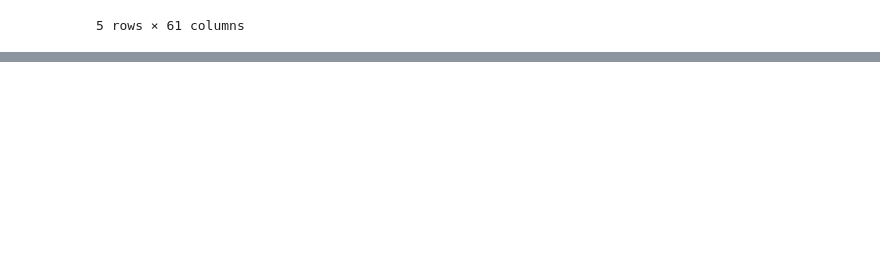
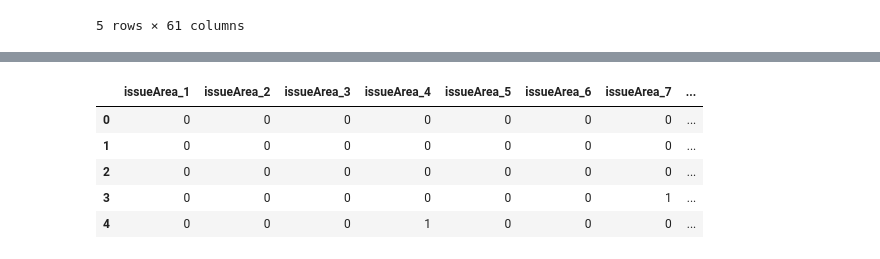
Before and after one commit to emilyt1985/SCOTUS, a Jupyter notebook: Resources/Current_SCOTUS_AllDataCleanup.ipynb, the cells around one changed output, grey strips where cells are left out. Saved outputs shown, nothing was run; the diff lists cells and outputs as text; code cells hidden in the pictures; blank space fills up the shorter version.

```diff
--- a/Resources/Current_SCOTUS_AllDataCleanup.ipynb
+++ b/Resources/Current_SCOTUS_AllDataCleanup.ipynb
@@ -105,0 +123,16 @@ current_scotus.to_csv("Current-SCOTUS-Data.csv")
+# %%
+possibilites = [unique_issueArea.all()]
+exists = current_scotus["issueArea"].tolist()
+difference = pd.Series([item for item in possibilites if item not in exists])
+target = current_scotus["issueArea"].append(pd.Series(difference))
+target = target.reset_index(drop=True)
+dummies_issueArea = pd.get_dummies(target, prefix="issueArea")
+dummies_issueArea = dummies_issueArea.drop(dummies_issueArea.index[list(range(len(dummies_issueArea)-len(difference), len(dummies_issueArea)))])
+dummies_issueArea.head()
+# %% [output]
+|  | issueArea_1 | issueArea_2 | issueArea_3 | issueArea_4 | issueArea_5 | issueArea_6 | issueArea_7 | ... |
+| 0 | 0 | 0 | 0 | 0 | 0 | 0 | 0 | ... |
+| 1 | 0 | 0 | 0 | 0 | 0 | 0 | 0 | ... |
+| 2 | 0 | 0 | 0 | 0 | 0 | 0 | 0 | ... |
+| 3 | 0 | 0 | 0 | 0 | 0 | 0 | 1 | ... |
+| 4 | 0 | 0 | 0 | 1 | 0 | 0 | 0 | ... |
```
Also changed, not shown: parts of 14 cells of this notebook.
